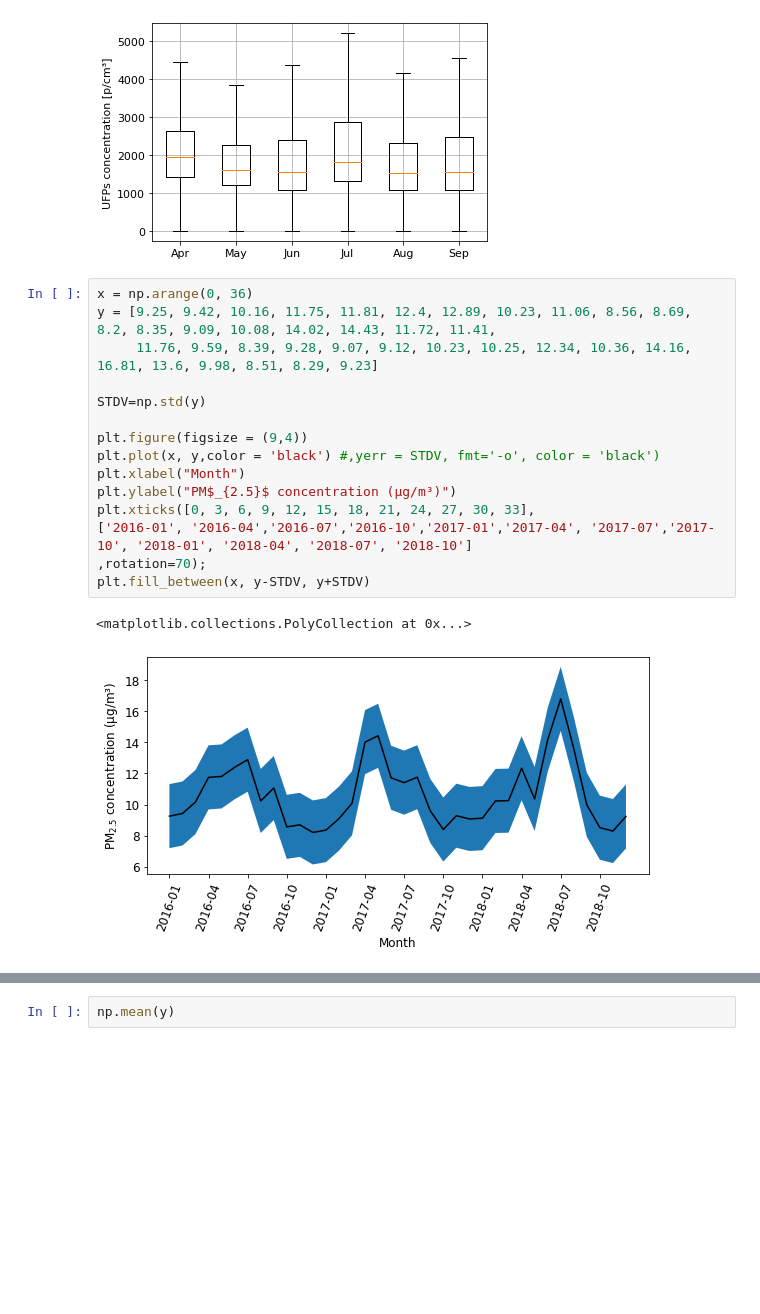
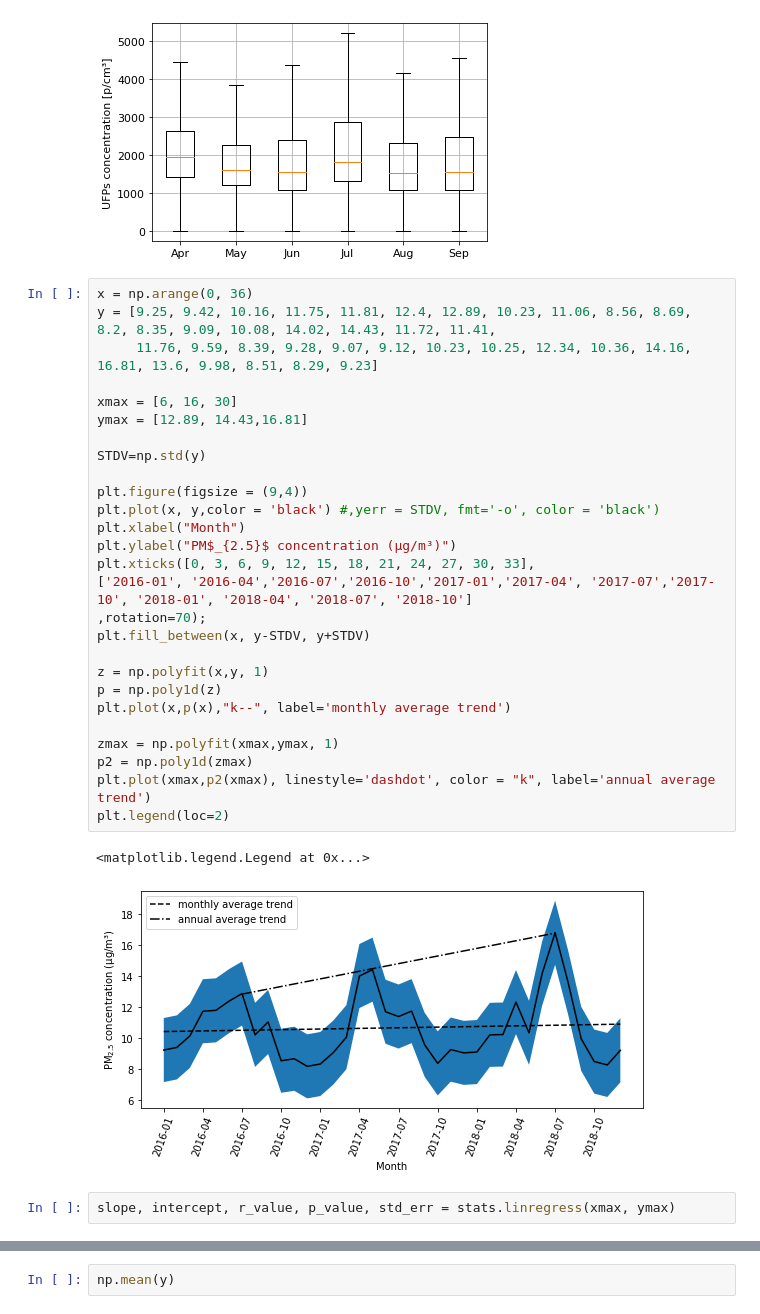
Before and after one commit to tonallimunoz/UFP, a Jupyter notebook: UFP.ipynb, the cells around one changed output, grey strips where cells are left out. Saved outputs shown, nothing was run; the diff lists cells and outputs as text; blank space fills up the shorter version.

```diff
--- a/UFP.ipynb
+++ b/UFP.ipynb
@@ -440,18 +413,32 @@ plt.grid()
 # %%
 x = np.arange(0, 36)
 y = [9.25, 9.42, 10.16, 11.75, 11.81, 12.4, 12.89, 10.23, 11.06, 8.56, 8.69, 8.2, 8.35, 9.09, 10.08, 14.02, 14.43, 11.72, 11.41,
      11.76, 9.59, 8.39, 9.28, 9.07, 9.12, 10.23, 10.25, 12.34, 10.36, 14.16, 16.81, 13.6, 9.98, 8.51, 8.29, 9.23]
+
+xmax = [6, 16, 30]
+ymax = [12.89, 14.43,16.81]
 
 STDV=np.std(y)
 
 plt.figure(figsize = (9,4))
 plt.plot(x, y,color = 'black') #,yerr = STDV, fmt='-o', color = 'black')
 plt.xlabel("Month")
 plt.ylabel("PM$_{2.5}$ concentration (μg/m³)")
 plt.xticks([0, 3, 6, 9, 12, 15, 18, 21, 24, 27, 30, 33],
 ['2016-01', '2016-04','2016-07','2016-10','2017-01','2017-04', '2017-07','2017-10', '2018-01', '2018-04', '2018-07', '2018-10']
 ,rotation=70);
 plt.fill_between(x, y-STDV, y+STDV)
+
+z = np.polyfit(x,y, 1)
+p = np.poly1d(z)
+plt.plot(x,p(x),"k--", label='monthly average trend')
+
+zmax = np.polyfit(xmax,ymax, 1)
+p2 = np.poly1d(zmax)
+plt.plot(xmax,p2(xmax), linestyle='dashdot', color = "k", label='annual average trend')
+plt.legend(loc=2)
 # %% [output]
-<matplotlib.collections.PolyCollection at 0x...>
+<matplotlib.legend.Legend at 0x...>
-[figure, old version]
+[figure, new version]
+# %%
+slope, intercept, r_value, p_value, std_err = stats.linregress(xmax, ymax)
```
Also changed, not shown: parts of 47 cells of this notebook, 27 other files.
